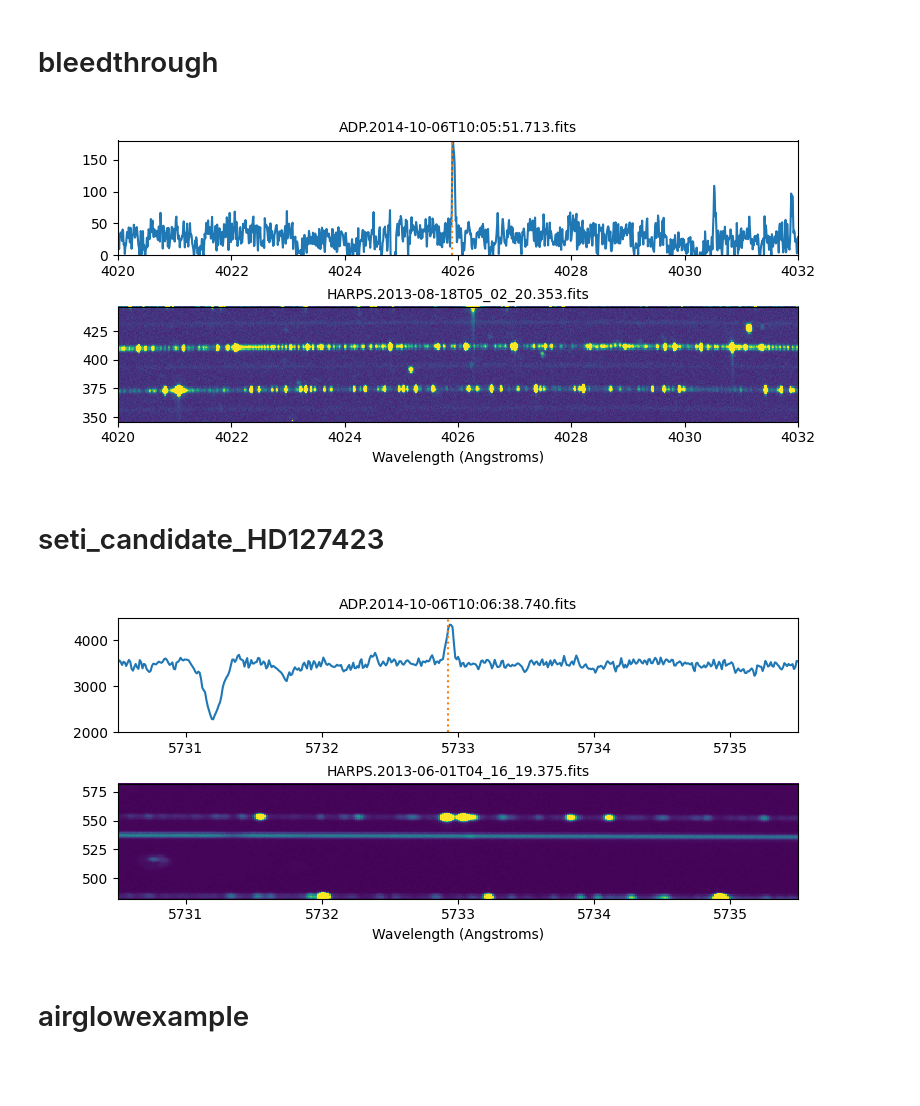
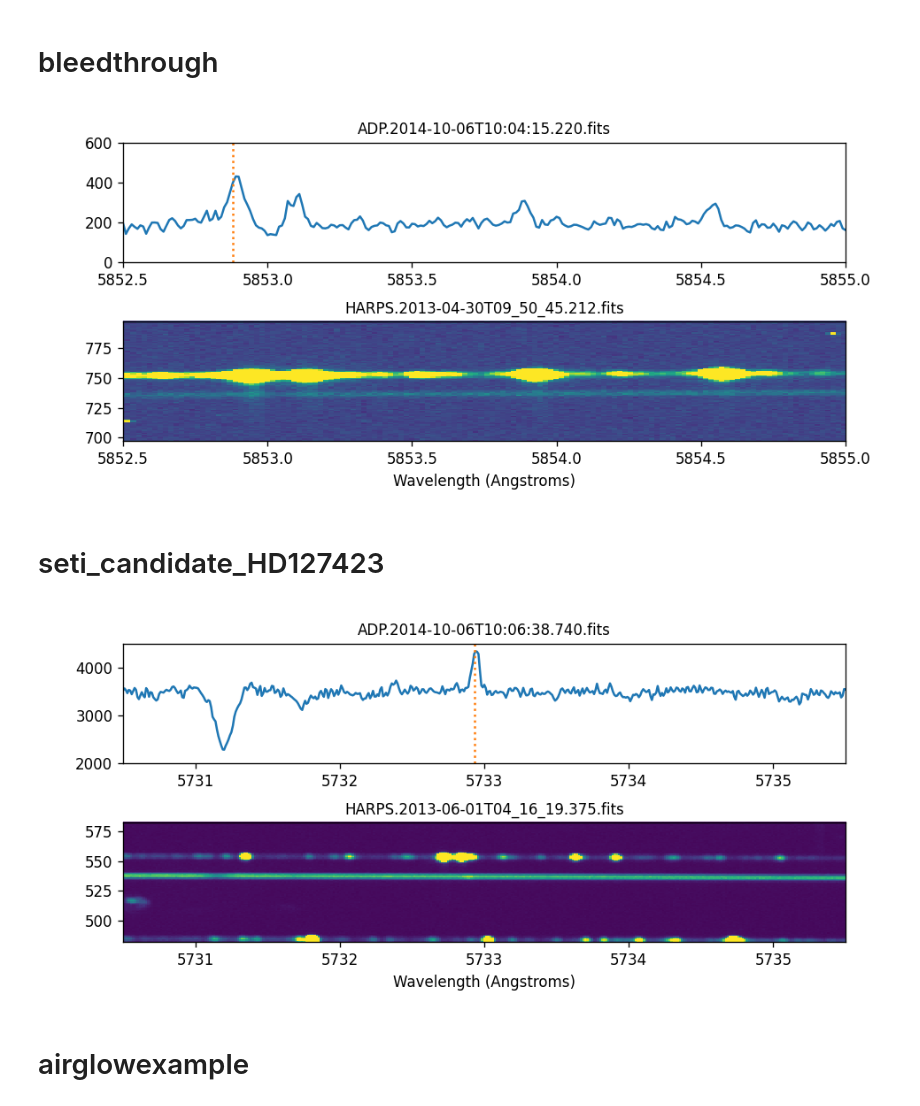
Before and after one commit to goodmanj/optical_seti, a Jupyter notebook: manuscript-figures.ipynb, the cells around one changed output. Saved outputs shown, nothing was run; the diff lists cells and outputs as text; code cells hidden in the pictures; blank space fills up the shorter version.

```diff
--- a/manuscript-figures.ipynb
+++ b/manuscript-figures.ipynb
@@ -44,7 +44,7 @@ Check that files exist, download if necessary
 benjiname = ["2_ADP.2018-04-11T01_01_47.531_zoom (2).png",
              "20_ADP.2014-09-26T16_52_17.823_zoom (1).png",
              "HARPS_2010-09-14T01_44_18_810cosmicRAY.png",
-             "HARPS_2013-08-18T05_02_20_353bleed.png"
+             "calibrationlampbleedthroughexampleforpaper.pdf    "
              "HD127423.png",
              "airglowexample.png",
              "eruptive_variable_star_reduced_spectrum-1.png",
@@ -63,9 +63,12 @@ fig_label = ["seti_candidate_GJ317",
 specfiles = ["ADP.2018-04-11T01_01_47.531.fits",
              "ADP.2014-09-26T16_52_17.823.fits",
              "ADP.2014-09-24T09_42_23.183.fits",
-             "ADP.2014-10-06T10_05_51.713.fits",
+             "ADP.2014-10-06T10_04_15.220.fits", # 5852.88
+#             "ADP.2014-10-06T10_03_50.550.fits", # Good bleedthrough lamb=5852.05
+#             "ADP.2014-10-06T10_05_51.713.fits", # Old bleedthrough
              "ADP.2014-10-06T10_06_38.740.fits",
-             "ADP.2014-10-06T10_04_01.373.fits",
+#             "ADP.2014-10-06T10_04_01.373.fits", # Old airglow
+             "ADP.2018-02-12T01_02_31.348.fits",
              "ADP.2014-10-06T10_04_35.637.fits",
              "ADP.2014-10-27T18_00_29.167.fits"]
 
@@ -81,6 +84,7 @@ for i in range(len(specfiles)):
         harpscompare.download_spectrum(download_name)
     else:
         print(fullspecfiles[i])
+    print("%s exists: %s"%(fullspecfiles[i],fullspecfiles[i].exists()))
     specfits = fits.open(fullspecfiles[i])
     rawfile = specfits[0].header['PROV1'][:-5]
     specfits.close()
@@ -188,24 +190,19 @@ plt.subplots_adjust(left = .1, right = .95, bottom = .15, top = .9, hspace=.45)
 # %%
 fig=3
 plt.figure(fig)
 plt.figure(fig).set_size_inches(figurewidth,figureheight)
 plt.clf()
 
-specfits = fits.open(fullspecfiles[fig])
-wave = specfits[1].data[0][0]
-arr1 = specfits[1].data[0][1]
-
-lamb = 4025.9/10
-lamb_range = [4020/10,4032/10]
+lamb = 5852.88/10
+lamb_range = [5852.5/10,5855/10]
 
 harpscompare.compare_spec_to_raw(fullspecfiles[fig],rawfilename=fullrawfiles[fig],lamb=lamb,lamb_range=lamb_range,
-                                 spec_countmin=0,spec_countmax=180,raw_countmin=00,raw_countmax=180)
-plt.ylim(420,460)
+                                 spec_countmin=0,spec_countmax=600,raw_countmin=150,raw_countmax=300,doppler_shift=True)
 plt.subplots_adjust(left = .1, right = .95, bottom = .15, top = .9, hspace=.45)
 
 plt.savefig(Path("manuscript-figures")/(fig_label[fig]+".pdf"),format="pdf")
 # %% [output]
-[figure, old version]
+[figure, new version]
 # %% [markdown]
 # seti_candidate_HD127423
 # %%
@@ -222,13 +219,12 @@ lamb = 5732.93/10
 lamb_range = [5730.5/10,5735.5/10]
 
 harpscompare.compare_spec_to_raw(fullspecfiles[fig],rawfilename=fullrawfiles[fig],lamb=lamb,lamb_range=lamb_range,
-                                 spec_countmin=2000,spec_countmax=4500,raw_countmin=0,raw_countmax=2000)
-plt.ylim(526,542)
+                                 spec_countmin=2000,spec_countmax=4500,raw_countmin=150,raw_countmax=1300,doppler_shift=True)
 plt.subplots_adjust(left = .1, right = .95, bottom = .15, top = .9, hspace=.45)
 
 plt.savefig(Path("manuscript-figures")/(fig_label[fig]+".pdf"),format="pdf")
 # %% [output]
-[figure, old version]
+[figure, new version]
 # %% [markdown]
 # airglowexample
 # %%
```
Also changed, not shown: parts of 3 cells of this notebook, 5 other files.
